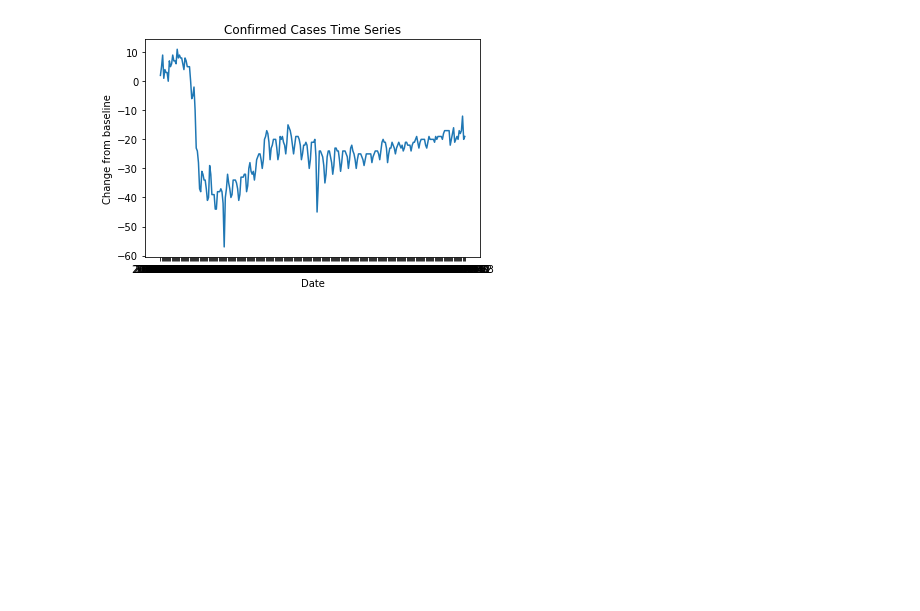
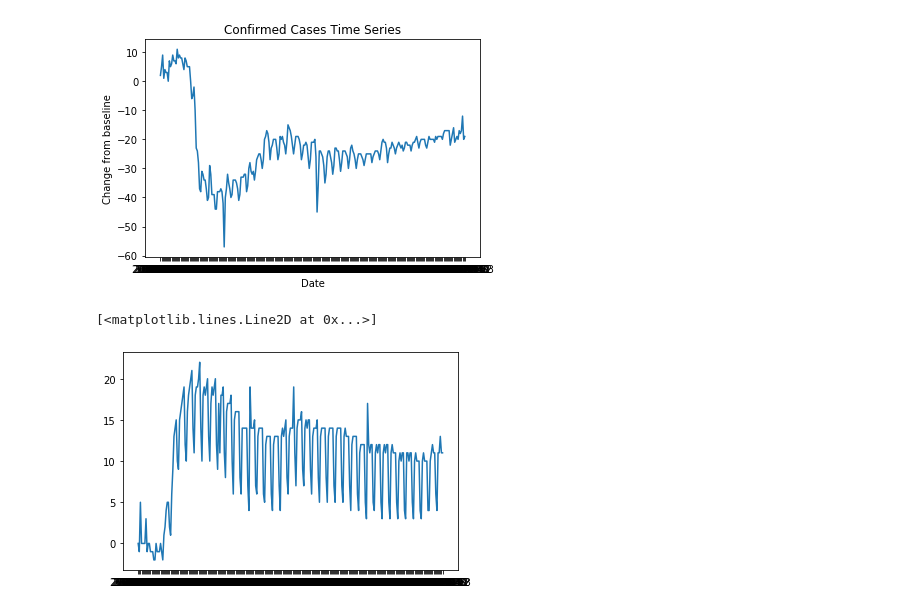
Before and after one commit to jcpeters1/100_days_of_code, a Jupyter notebook: local_covid.ipynb, the cells around one changed output. Cells and saved outputs as stored; diff of their text form; code cells hidden in the pictures; blank space fills up the shorter version.

```diff
--- a/local_covid.ipynb
+++ b/local_covid.ipynb
@@ -40,6 +43,7 @@ Text(0.5, 1.0, 'Confirmed Cases Time Series')
 # %%
 date = maricopa_mobility['date']
 retail = maricopa_mobility['retail_and_recreation_percent_change_from_baseline']
+home = maricopa_mobility['residential_percent_change_from_baseline']
 
 plt.plot(date, retail)
 plt.xlabel("Date")
@@ -48,3 +52,8 @@ plt.title("Confirmed Cases Time Series")
 # %% [output]
 Text(0.5, 1.0, 'Confirmed Cases Time Series')
 [figure]
+# %%
+plt.plot(date, home)
+# %% [output]
+[<matplotlib.lines.Line2D at 0x...>]
+[figure, added]
```
Also changed, not shown: parts of 3 cells of this notebook, 1 other file.
